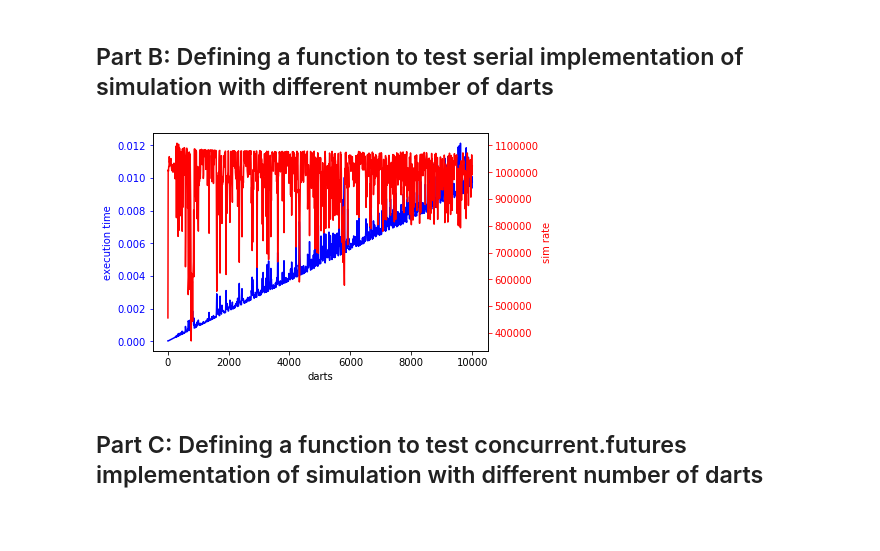
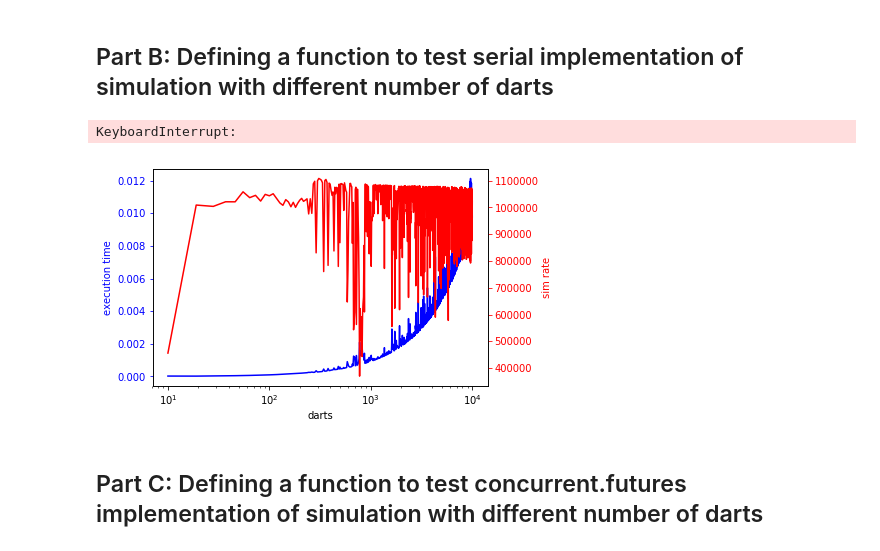
Before and after one commit to ckgrosch/groschner-python-ay250-homework, a Jupyter notebook: hw_4/Homework4.ipynb, the cells around one changed output. Cells and saved outputs as stored; diff of their text form; code cells hidden in the pictures; blank space fills up the shorter version.

```diff
--- a/hw_4/Homework4.ipynb
+++ b/hw_4/Homework4.ipynb
@@ -27,8 +27,8 @@ def pi_sim(number_of_darts):
 ## Part B: Defining a function to test serial implementation of simulation with different number of darts
 # %%
 def serial_test(number_of_darts,sampling):
-    while (number_of_darts-10)%sampling != 0:
-        sampling += 1
+#     while (number_of_darts-10)%sampling != 0:
+#         sampling += 1
     darts = np.linspace(10,number_of_darts,sampling, dtype=int).tolist()
     execution_time = []
     sim_rate = []
@@ -39,23 +39,25 @@ def serial_test(number_of_darts,sampling):
 
     return darts,execution_time, sim_rate
 # %%
-a,b,c = serial_test(10000,1000)
+a,b,c = serial_test(10000,100000)
+# %% [output]
+KeyboardInterrupt:
 # %%
 %matplotlib inline
 from matplotlib import pyplot as plt
 
 fig, ax1 = plt.subplots()
-ax1.plot(a, b, 'b-')
+ax1.semilogx(a, b, 'b-')
 ax1.set_xlabel('darts')
 # Make the y-axis label, ticks and tick labels match the line color.
 ax1.set_ylabel('execution time', color='b')
 ax1.tick_params('y', colors='b')
 
 ax2 = ax1.twinx()
-ax2.plot(a, c, 'r')
+ax2.semilogx(a, c, 'r')
 ax2.set_ylabel('sim rate', color='r')
 ax2.tick_params('y', colors='r')
 # %% [output]
-[figure, old version]
+[figure, new version]
 # %% [markdown]
 ## Part C: Defining a function to test concurrent.futures implementation of simulation with different number of darts
```
Also changed, not shown: parts of 5 cells of this notebook.
